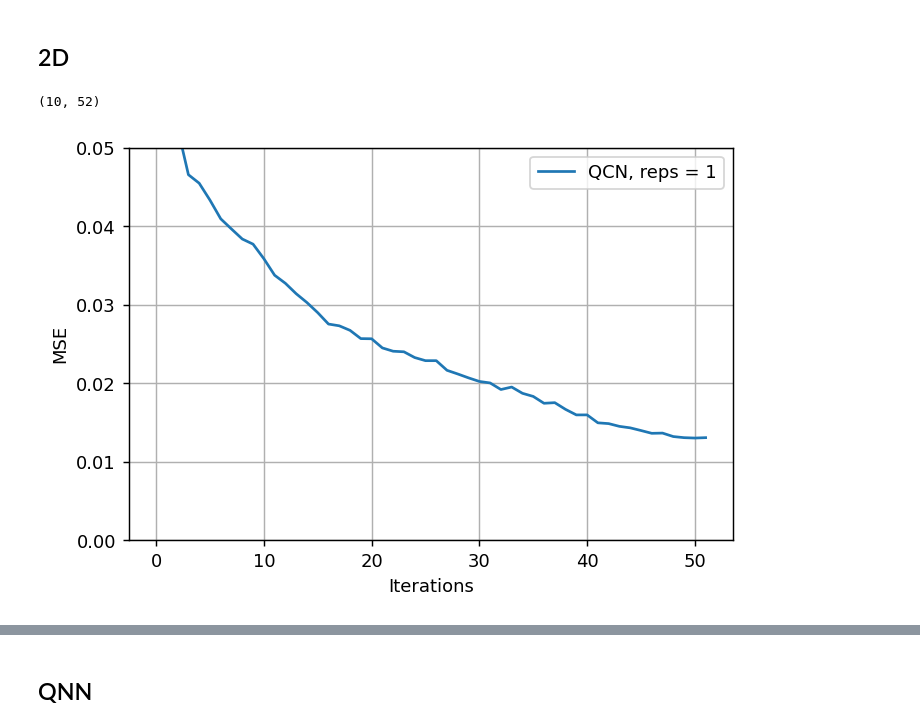
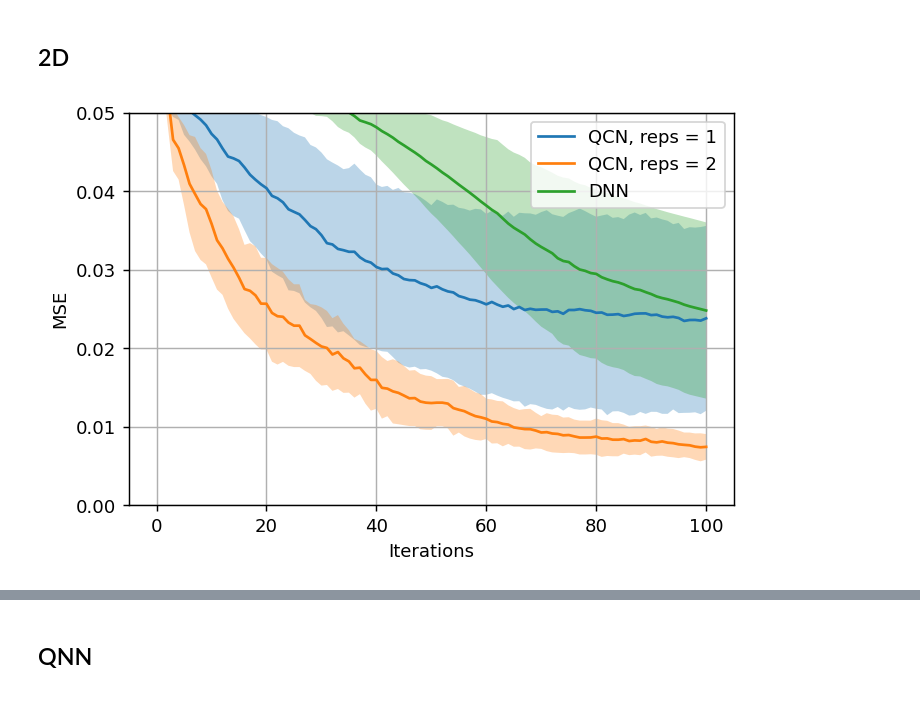
Before and after one commit to KristianWold/Master-Thesis, a Jupyter notebook: notebooks/analysis/Trainability, Analysis.ipynb, the cells around one changed output, grey strips where cells are left out. Cells and saved outputs as stored; diff of their text form; code cells hidden in the pictures.

Commit message:
Train noisy model on 2D gaussian

```diff
--- a/notebooks/analysis/Trainability, Analysis.ipynb
+++ b/notebooks/analysis/Trainability, Analysis.ipynb
@@ -348,9 +348,11 @@ DNN 1e4 epochs 0.0314
 qnn_list1 = loader(data_path("trainability_qcn_2D_reps_1_noisy"))
 qnn_list2_1= loader(data_path("trainability_qcn_2D_reps_2_noisy"))
 qnn_list2_2 = loader(data_path("trainability_qcn_2D_reps_2_noisy_2"))
+qnn_list2_3 = loader(data_path("trainability_qcn_2D_reps_2_noisy_3"))
+qnn_list2_4 = loader(data_path("trainability_qcn_2D_reps_2_noisy_4"))
 
-dnn_list1 = loader(data_path("trainability_dnn_1D_epochs_100"))
-dnn_list2 = loader(data_path("trainability_dnn_1D_epochs_10000"))
+dnn_list1 = loader(data_path("trainability_dnn_2D_epochs_100"))
+dnn_list2 = loader(data_path("trainability_dnn_2D_epochs_10000"))
 # %%
 loss1 = np.array([qnn.loss for qnn in qnn_list1])
 std1 = np.std(loss1, axis=0)
@@ -358,8 +360,9 @@ avg1 = np.mean(loss1, axis=0)
 
 loss2_1 = np.array([qnn.loss for qnn in qnn_list2_1])
 loss2_2 = np.array([qnn.loss for qnn in qnn_list2_2])
-loss2 = np.concatenate([loss2_1, loss2_2], axis=1)
-print(loss2.shape)
+loss2_3 = np.array([qnn.loss for qnn in qnn_list2_3])
+loss2_4 = np.array([qnn.loss for qnn in qnn_list2_4])
+loss2 = np.concatenate([loss2_1, loss2_2, loss2_3, loss2_4], axis=1)
 std2 = np.std(loss2, axis=0)
 avg2 = np.mean(loss2, axis=0)
 
@@ -370,31 +373,29 @@ avg3 = np.mean(loss3, axis=0)
 loss4 = np.array([dnn.loss for dnn in dnn_list2])
 std4 = np.std(loss4, axis=0)
 avg4 = np.mean(loss4, axis=0)
-# %% [output]
-(10, 52)
 # %%
 alpha = 0.3
 epochs = list(range(101))
 
 fig=plt.figure(figsize=(6,4), dpi=130, facecolor='w', edgecolor='k')
 
-#plt.fill_between(epochs, avg1 - std1, avg1 + std1, alpha=alpha)
-#plt.fill_between(epochs, avg2 - std2, avg2 + std2, alpha=alpha)
-#plt.fill_between(epochs, avg3 - std3, avg3 + std3, alpha=alpha)
-#plt.plot(epochs, avg1)
-plt.plot(avg2)
-#plt.plot(epochs, avg3[:101])
+plt.fill_between(epochs, avg1 - std1, avg1 + std1, alpha=alpha)
+plt.fill_between(epochs, (avg2 - std2)[:101], (avg2 + std2)[:101], alpha=alpha)
+plt.fill_between(epochs, avg3 - std3, avg3 + std3, alpha=alpha)
+plt.plot(epochs, avg1)
+plt.plot(epochs, avg2[:101])
+plt.plot(epochs, avg3[:101])
 
 plt.xlabel("Iterations")
 plt.ylabel("MSE")
 plt.legend(["QCN, reps = 1", "QCN, reps = 2", "DNN"])
 plt.grid()
 plt.ylim([0, 0.05])
 plt.show()
 
 fig.savefig(image_path("2D_gaussian_data_fit_noisy.pdf"), bbox_inches='tight')
 # %% [output]
-[figure, old version]
+[figure, new version]
 # %%
 print(f"QCN reps 1: {avg1[-1]:.4f}")
 print(f"QCN reps 2: {avg2[-1]:.4f}")
```
Also changed, not shown: parts of 1 cell of this notebook, 7 other files.
